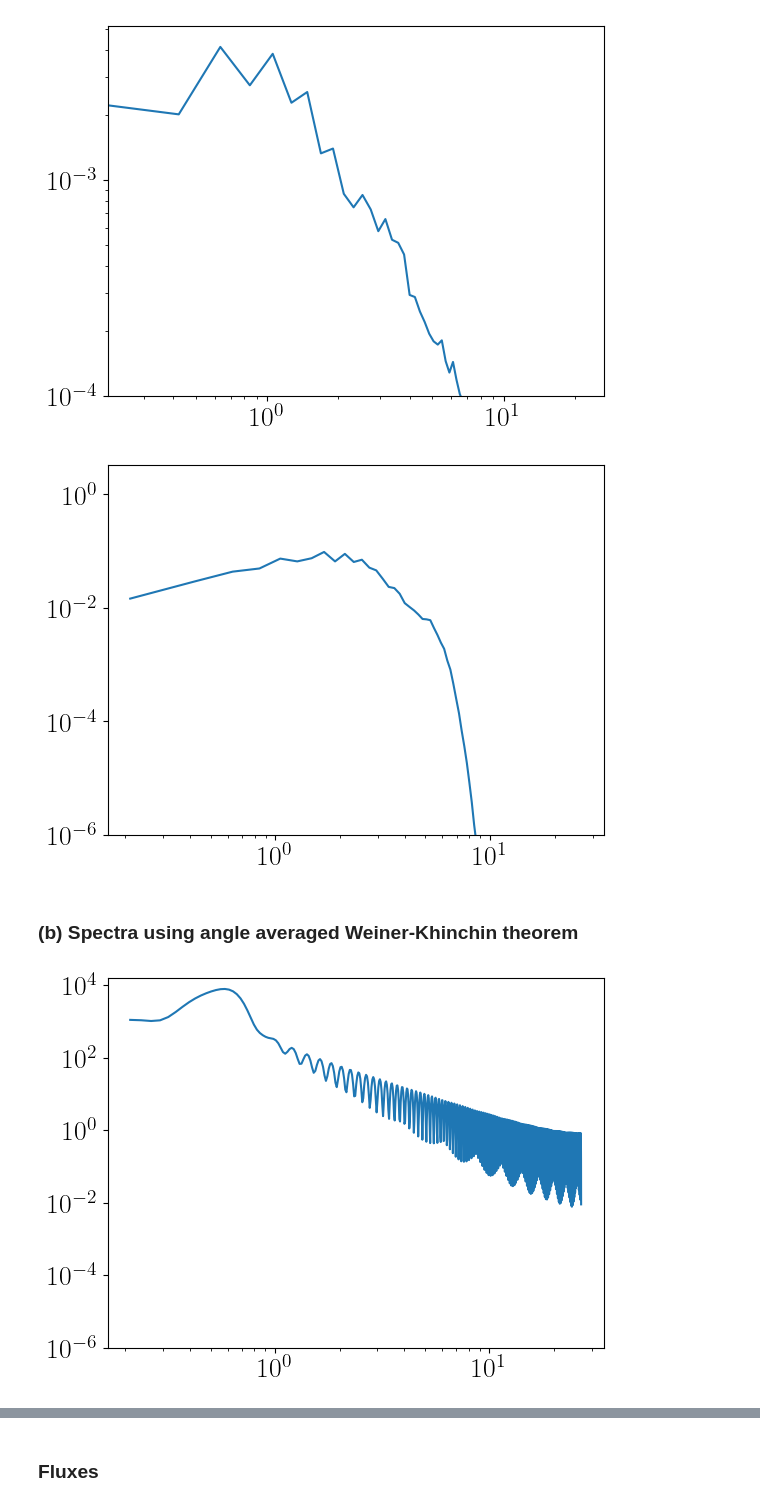
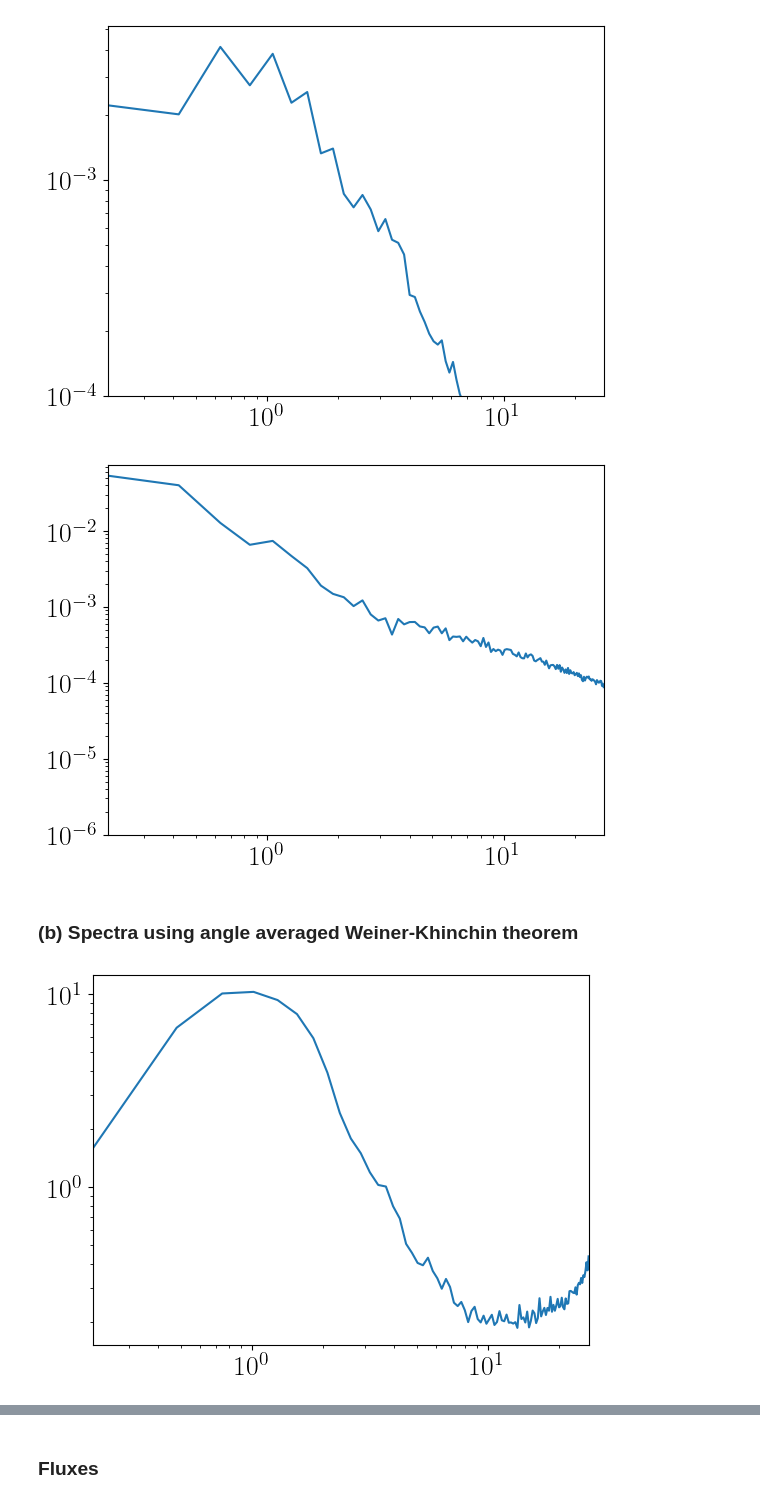
Before and after one commit to sachinrawat2207/quTARANGm, a Jupyter notebook: postprocessing/plot_spectra.ipynb, the cells around one changed output, grey strips where cells are left out. Saved outputs shown, nothing was run; the diff lists cells and outputs as text; code cells hidden in the pictures.

```diff
--- a/postprocessing/plot_spectra.ipynb
+++ b/postprocessing/plot_spectra.ipynb
@@ -35,24 +35,25 @@ plt.savefig(S.op/"incompspec_bin.jpeg", dpi=300, bbox_inches='tight')# save data
 [figure]
 # %%
 #Parspec Using Binning
-k, parspec = S.par_spec(Ti = 0)
+k, parspec = S.par_spec(Ti = 600)
 plt.loglog(k, parspec)
+plt.xlim([k[0],k[-1]])
 plt.ylim(bottom = 1e-6)
 plt.savefig(S.op/"parspec_bin.jpeg", dpi=300, bbox_inches='tight')# save data to the postprocesing folder in output directory
 # %% [output]
-[figure, old version]
+[figure, new version]
 # %% [markdown]
 ### (b) Spectra using angle averaged Weiner-Khinchin theorem
 # %%
-k, kei_spec, kec_spec = S.ke_spec(Ti = 0, Tf = 0, type='resolved', N = 1000)
+k, kei_spec, kec_spec = S.ke_spec(Ti = 600, type='resolved', N = 100)
 # %%
 # Plot
-plt.loglog(k, kec_spec)
-
-plt.ylim(bottom = 1e-6)
+plt.loglog(k, kei_spec)
+plt.xlim([k[0],k[-1]])
+# plt.ylim(bottom = 1, top= 1e4)
 plt.savefig(S.op/"res_compspec_bin.jpeg", dpi=300, bbox_inches='tight')# save data to the postprocesing folder in output directory
 # %% [output]
-[figure, old version]
+[figure, new version]
 # %%
 plt.loglog(k, kei_spec)
 plt.ylim(bottom = 1e-6)
```
Also changed, not shown: parts of 6 cells of this notebook, 1 other file.
